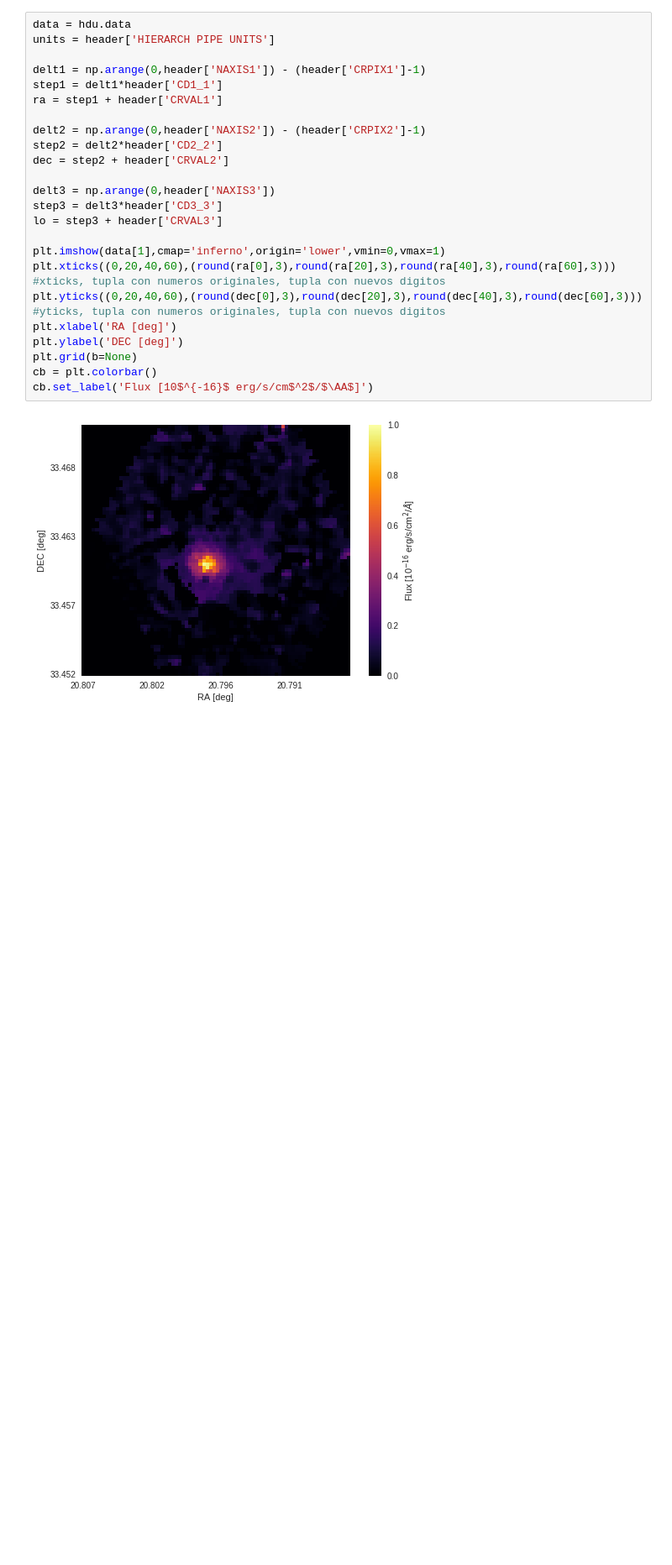
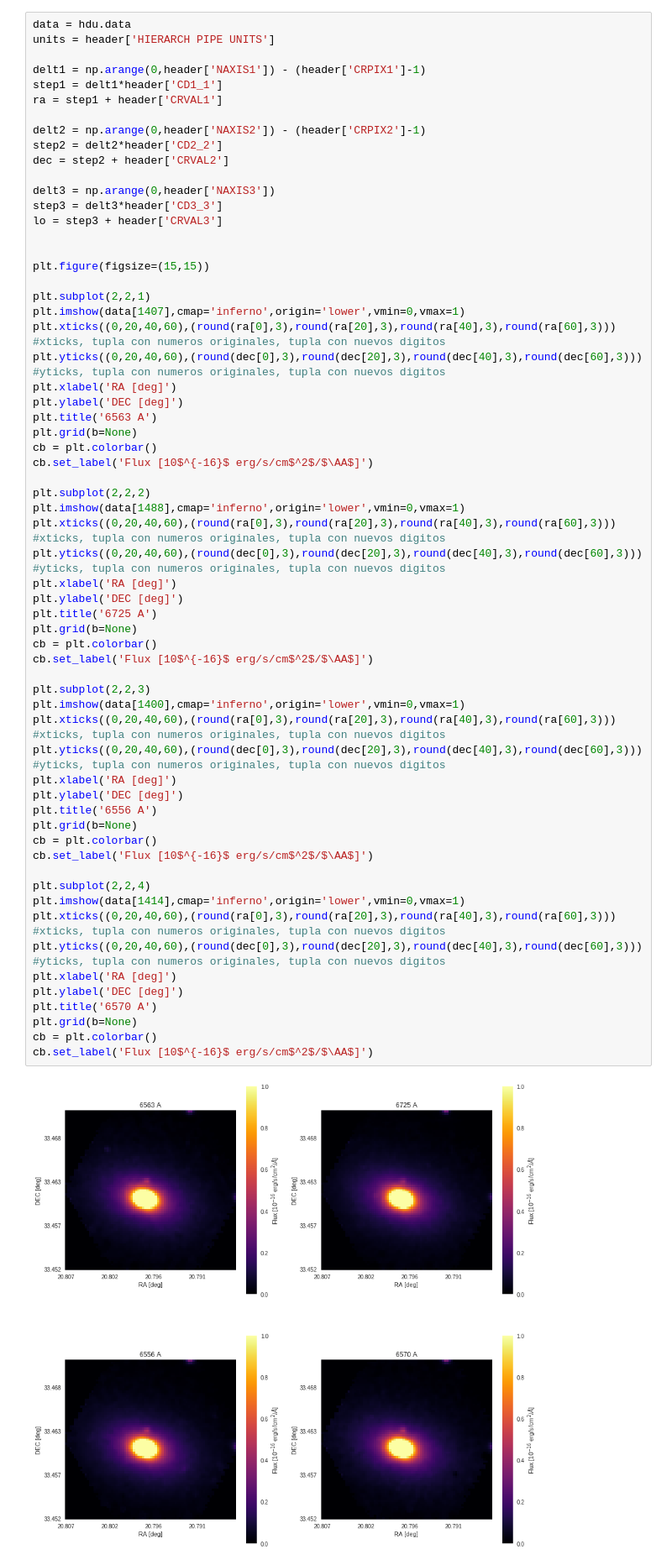
Before and after one commit to niccoma/minitarea4, a Jupyter notebook: minitarea4.ipynb, the cells around one changed output. Shown at 84% size. Cells and saved outputs as stored; diff of their text form; blank space fills up the shorter version.

```diff
--- a/minitarea4.ipynb
+++ b/minitarea4.ipynb
@@ -86,29 +86,67 @@ Ahora haga un subplot que contemple 4 imágenes de la galaxia en 4 diferentes lo
 # %%
 data = hdu.data
 units = header['HIERARCH PIPE UNITS']
 
 delt1 = np.arange(0,header['NAXIS1']) - (header['CRPIX1']-1)
 step1 = delt1*header['CD1_1']
 ra = step1 + header['CRVAL1']
 
 delt2 = np.arange(0,header['NAXIS2']) - (header['CRPIX2']-1)
 step2 = delt2*header['CD2_2']
 dec = step2 + header['CRVAL2']
 
 delt3 = np.arange(0,header['NAXIS3'])
 step3 = delt3*header['CD3_3']
 lo = step3 + header['CRVAL3']
 
-plt.imshow(data[1],cmap='inferno',origin='lower',vmin=0,vmax=1)
+
+plt.figure(figsize=(15,15))
+
+plt.subplot(2,2,1)
+plt.imshow(data[1407],cmap='inferno',origin='lower',vmin=0,vmax=1)
 plt.xticks((0,20,40,60),(round(ra[0],3),round(ra[20],3),round(ra[40],3),round(ra[60],3))) #xticks, tupla con numeros originales, tupla con nuevos digitos
 plt.yticks((0,20,40,60),(round(dec[0],3),round(dec[20],3),round(dec[40],3),round(dec[60],3))) #yticks, tupla con numeros originales, tupla con nuevos digitos
 plt.xlabel('RA [deg]')
 plt.ylabel('DEC [deg]')
+plt.title('6563 A')
 plt.grid(b=None)
 cb = plt.colorbar()
 cb.set_label('Flux [10$^{-16}$ erg/s/cm$^2$/$\AA$]')
+
+plt.subplot(2,2,2)
+plt.imshow(data[1488],cmap='inferno',origin='lower',vmin=0,vmax=1)
+plt.xticks((0,20,40,60),(round(ra[0],3),round(ra[20],3),round(ra[40],3),round(ra[60],3))) #xticks, tupla con numeros originales, tupla con nuevos digitos
+plt.yticks((0,20,40,60),(round(dec[0],3),round(dec[20],3),round(dec[40],3),round(dec[60],3))) #yticks, tupla con numeros originales, tupla con nuevos digitos
+plt.xlabel('RA [deg]')
+plt.ylabel('DEC [deg]')
+plt.title('6725 A')
+plt.grid(b=None)
+cb = plt.colorbar()
+cb.set_label('Flux [10$^{-16}$ erg/s/cm$^2$/$\AA$]')
+
+plt.subplot(2,2,3)
+plt.imshow(data[1400],cmap='inferno',origin='lower',vmin=0,vmax=1)
+plt.xticks((0,20,40,60),(round(ra[0],3),round(ra[20],3),round(ra[40],3),round(ra[60],3))) #xticks, tupla con numeros originales, tupla con nuevos digitos
+plt.yticks((0,20,40,60),(round(dec[0],3),round(dec[20],3),round(dec[40],3),round(dec[60],3))) #yticks, tupla con numeros originales, tupla con nuevos digitos
+plt.xlabel('RA [deg]')
+plt.ylabel('DEC [deg]')
+plt.title('6556 A')
+plt.grid(b=None)
+cb = plt.colorbar()
+cb.set_label('Flux [10$^{-16}$ erg/s/cm$^2$/$\AA$]')
+
+plt.subplot(2,2,4)
+plt.imshow(data[1414],cmap='inferno',origin='lower',vmin=0,vmax=1)
+plt.xticks((0,20,40,60),(round(ra[0],3),round(ra[20],3),round(ra[40],3),round(ra[60],3))) #xticks, tupla con numeros originales, tupla con nuevos digitos
+plt.yticks((0,20,40,60),(round(dec[0],3),round(dec[20],3),round(dec[40],3),round(dec[60],3))) #yticks, tupla con numeros originales, tupla con nuevos digitos
+plt.xlabel('RA [deg]')
+plt.ylabel('DEC [deg]')
+plt.title('6570 A')
+plt.grid(b=None)
+cb = plt.colorbar()
+cb.set_label('Flux [10$^{-16}$ erg/s/cm$^2$/$\AA$]')
 # %% [output]
-[figure, old version]
+[figure, new version]
 # %% [markdown]
 #3. Espectros de la Galaxia
 
```
